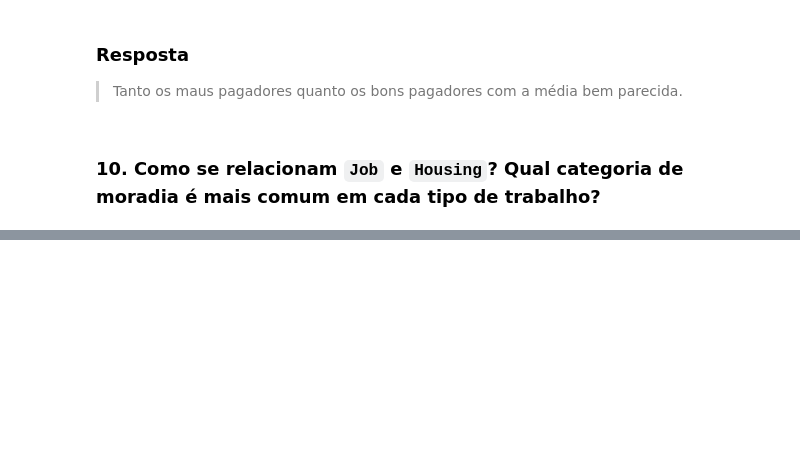
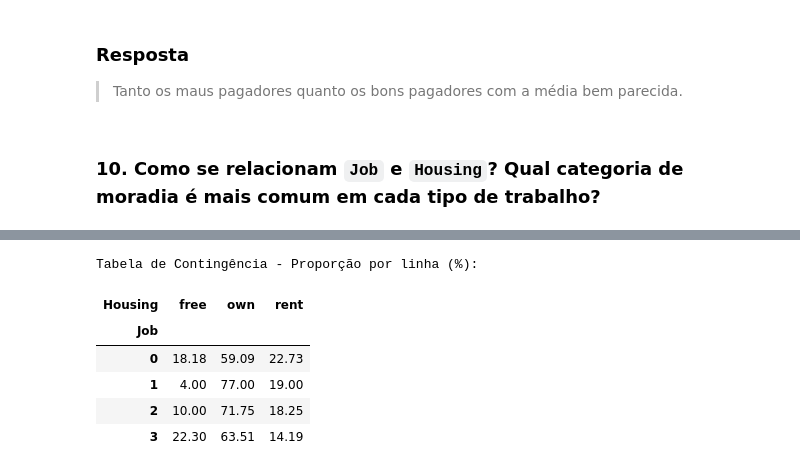
Before and after one commit to engjoaofaro/descriptive-statistics-practical-task-01, a Jupyter notebook: Atividade Prática 1.ipynb, the cells around one changed output, grey strips where cells are left out. Saved outputs shown, nothing was run; the diff lists cells and outputs as text; code cells hidden in the pictures; blank space fills up the shorter version.

```diff
--- a/Atividade Prática 1.ipynb
+++ b/Atividade Prática 1.ipynb
@@ -390,0 +410,15 @@ Name: Age, dtype: float64
+# %%
+# Creating a contingency table for better visualization
+job_housing_crosstab = pd.crosstab(credit_risk['Job'], credit_risk['Housing'], normalize='index') * 100
+job_housing_crosstab = job_housing_crosstab.round(2)
+# Printing the table
+print("Tabela de Contingência - Proporção por linha (%):")
+job_housing_crosstab
+# %% [output]
+Tabela de Contingência - Proporção por linha (%):
+| Housing | free | own | rent |
+| Job |  |  |  |
+| 0 | 18.18 | 59.09 | 22.73 |
+| 1 | 4.00 | 77.00 | 19.00 |
+| 2 | 10.00 | 71.75 | 18.25 |
+| 3 | 22.30 | 63.51 | 14.19 |
```
Also changed, not shown: parts of 3 cells of this notebook.
